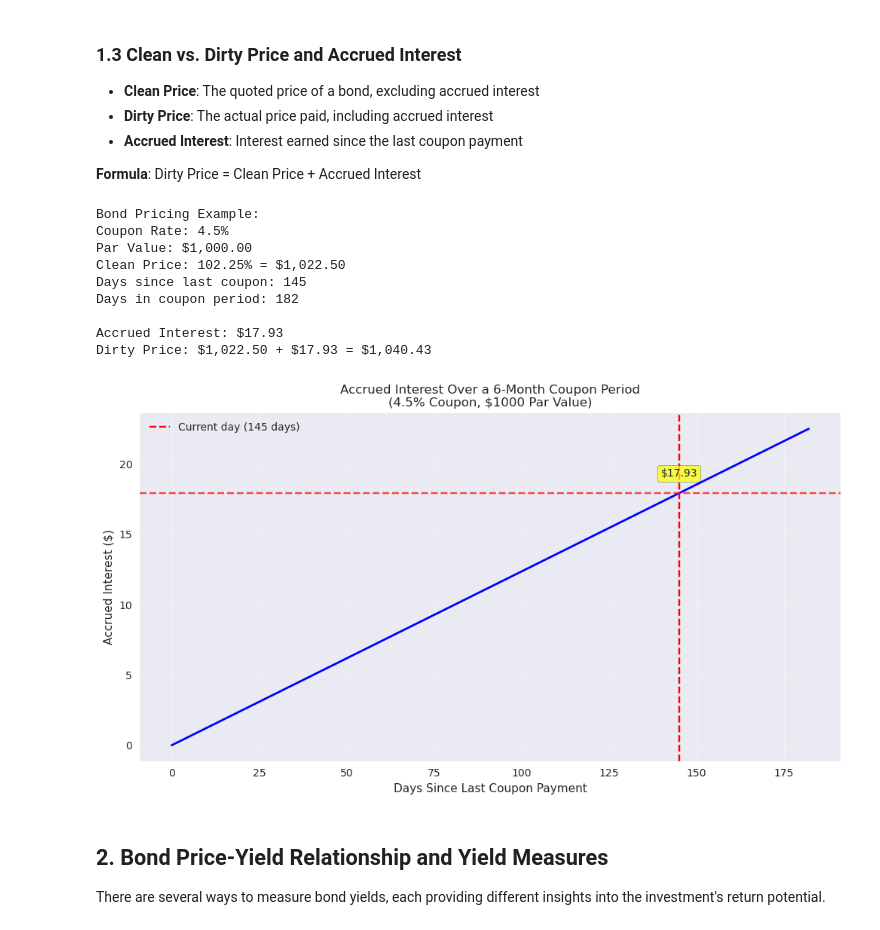
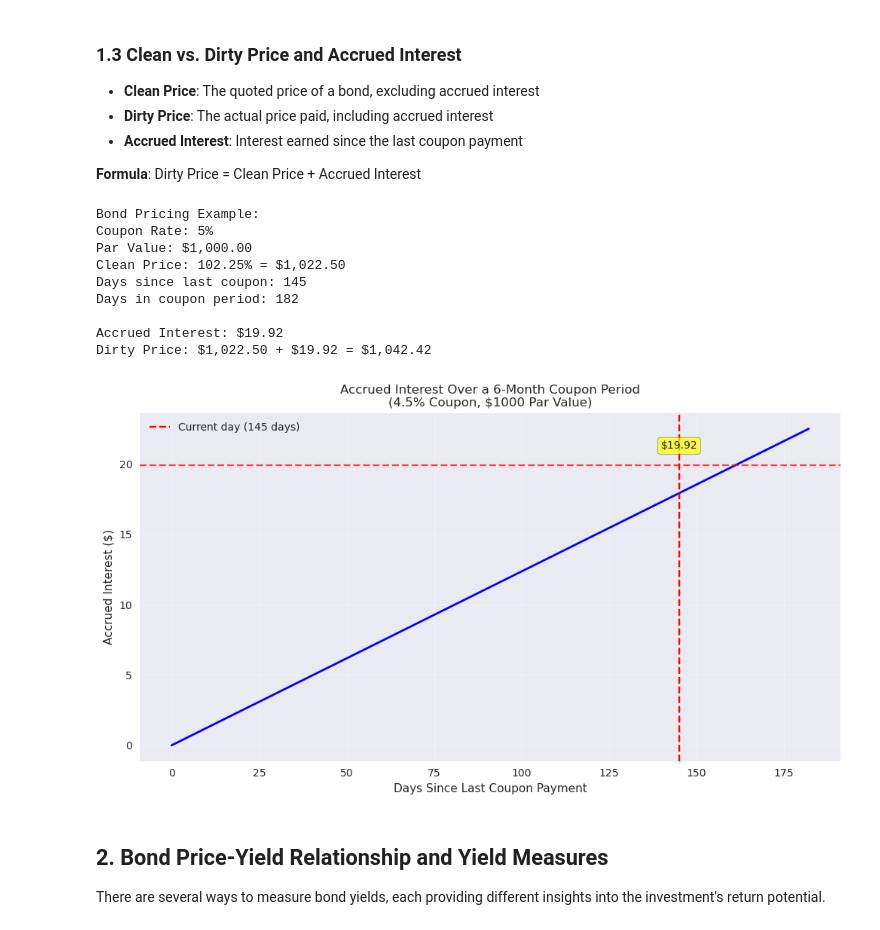
Before and after one commit to rtrimble13/tb-notebooks, a Jupyter notebook: src/202506_bonds_202.ipynb, the cells around one changed output. Saved outputs shown, nothing was run; the diff lists cells and outputs as text; code cells hidden in the pictures.

```diff
--- a/src/202506_bonds_202.ipynb
+++ b/src/202506_bonds_202.ipynb
@@ -278,7 +278,7 @@ def calculate_accrued_interest(coupon_rate, par_value, days_since_last_coupon, d
 
 # Example calculation
 bond_params = {
-    'coupon_rate': 4.5,
+    'coupon_rate': 5,
     'par_value': 1000,
     'clean_price': 102.25,  # as percentage of par
     'days_since_last_coupon': 145,
@@ -300,37 +300,37 @@ print(f"Coupon Rate: {bond_params['coupon_rate']}%")
 print(f"Par Value: ${bond_params['par_value']:,.2f}")
 print(f"Clean Price: {bond_params['clean_price']}% = ${clean_price_dollar:,.2f}")
 print(f"Days since last coupon: {bond_params['days_since_last_coupon']}")
 print(f"Days in coupon period: {bond_params['days_in_period']}")
 print(f"\nAccrued Interest: ${accrued_interest:.2f}")
 print(f"Dirty Price: ${clean_price_dollar:,.2f} + ${accrued_interest:.2f} = ${dirty_price:,.2f}")
 
 # Visualize accrued interest over a coupon period
 days = np.arange(0, 183, 1)  # 6-month period
 accrued_daily = [calculate_accrued_interest(4.5, 1000, day, 182) for day in days]
 
 plt.figure(figsize=(12, 6))
 plt.plot(days, accrued_daily, linewidth=2, color='blue')
 plt.axvline(x=145, color='red', linestyle='--', label=f'Current day ({bond_params["days_since_last_coupon"]} days)')
 plt.axhline(y=accrued_interest, color='red', linestyle='--', alpha=0.7)
 plt.xlabel('Days Since Last Coupon Payment')
 plt.ylabel('Accrued Interest ($)')
 plt.title('Accrued Interest Over a 6-Month Coupon Period\n(4.5% Coupon, $1000 Par Value)')
 plt.grid(True, alpha=0.3)
 plt.legend()
 plt.text(145, accrued_interest + 1, f'${accrued_interest:.2f}', ha='center', va='bottom',
          bbox=dict(boxstyle='round', facecolor='yellow', alpha=0.7))
 plt.show()
 # %% [output]
 Bond Pricing Example:
-Coupon Rate: 4.5%
+Coupon Rate: 5%
 Par Value: $1,000.00
 Clean Price: 102.25% = $1,022.50
 Days since last coupon: 145
 Days in coupon period: 182
 
-Accrued Interest: $17.93
-Dirty Price: $1,022.50 + $17.93 = $1,040.43
+Accrued Interest: $19.92
+Dirty Price: $1,022.50 + $19.92 = $1,042.42
-[figure, old version]
+[figure, new version]
 # %% [markdown]
 ## 2. Bond Price-Yield Relationship and Yield Measures
 
```
Also changed, not shown: parts of 3 cells of this notebook.
